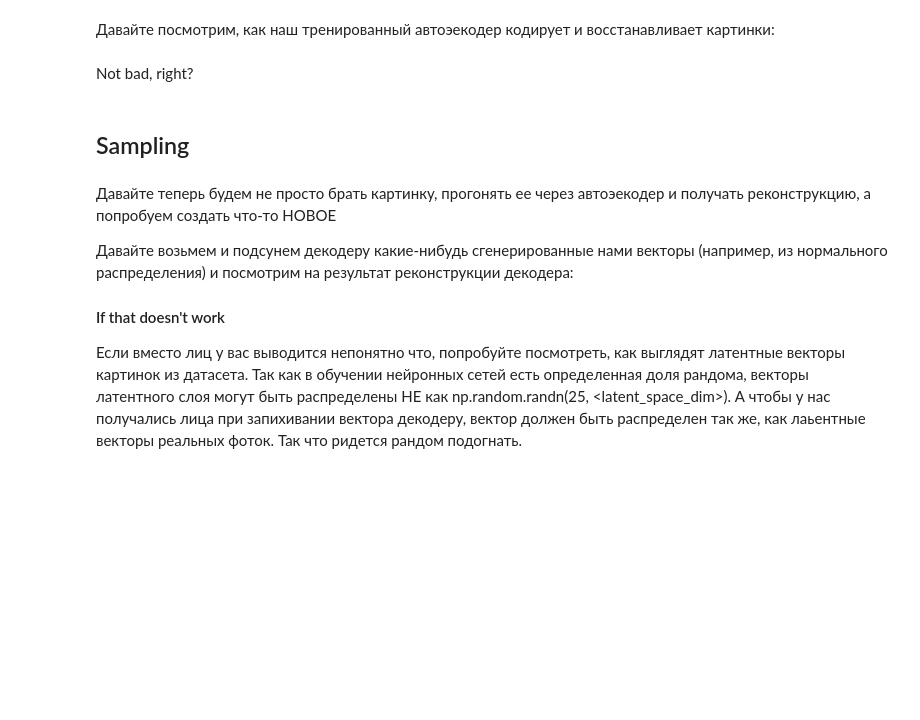
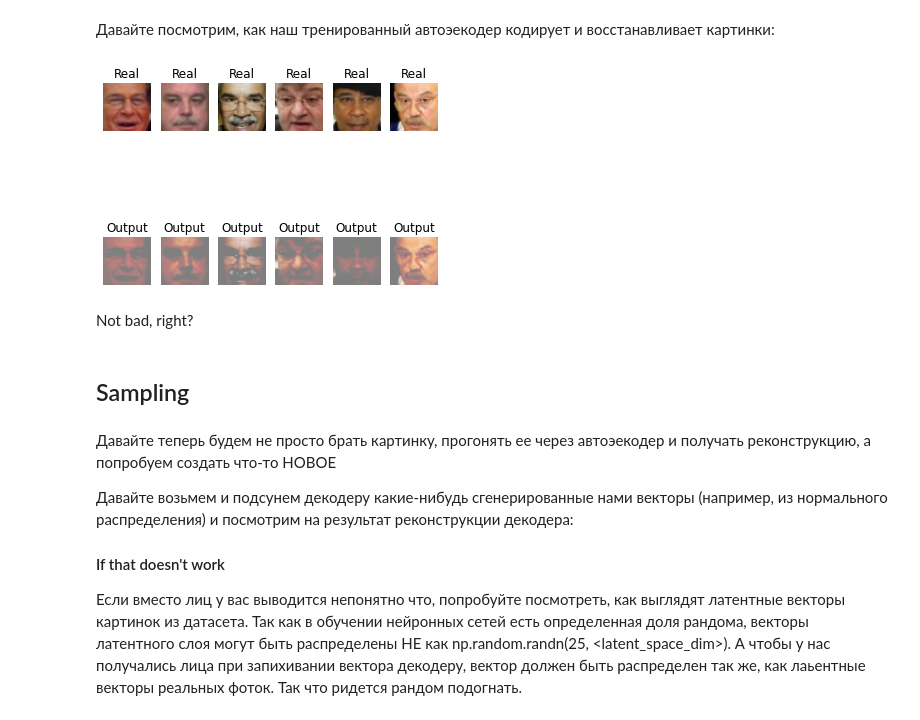
Before and after one commit to LevPerla/DLS_CV_Course, a Jupyter notebook: project/Autoencoders.ipynb, the cells around one changed output. Drawn from its saved outputs; the diff is of its cells as text; code cells hidden in the pictures; blank space fills up the shorter version.

```diff
--- a/project/Autoencoders.ipynb
+++ b/project/Autoencoders.ipynb
@@ -263,0 +306,7 @@ def train(model, opt, loss_fn, epochs, data_tr, data_val, patience=10, plot=True
+# %%
+def predict(model, data):
+    model.eval()  # testing mode
+    X = data.to(device, dtype=torch.float)
+    Y_pred, _ = model(X)
+    Y_pred = Y_pred.detach().to('cpu')
+    return Y_pred
@@ -268,3 +327,19 @@ def train(model, opt, loss_fn, epochs, data_tr, data_val, patience=10, plot=True
+# %%
+for k in range(6):
+    data = next(iter(data_val))
+    plt.subplot(3, 6, k+1)
+    plt.imshow(np.rollaxis(data[k].numpy(), 0, 3))
+    plt.title('Real')
+    plt.axis('off')
+
+    Y_hat = predict(autoencoder, data)
+    plt.subplot(3, 6, k+13)
+    plt.imshow(np.rollaxis(Y_hat[k].numpy(), 0, 3))
+    plt.title('Output')
+    plt.axis('off')
+plt.show()
+# %% [output]
+[figure, added]
 # %% [markdown]
 Not bad, right?
 # %% [markdown]
```
Also changed, not shown: parts of 9 cells of this notebook.
